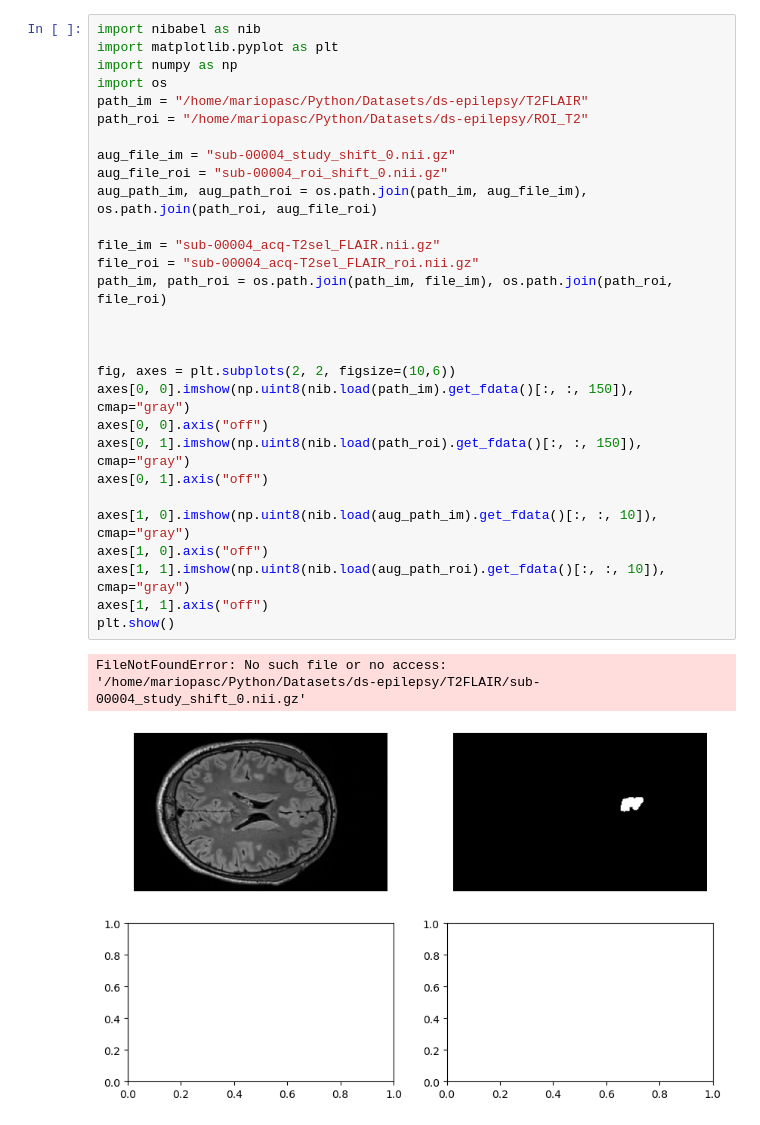
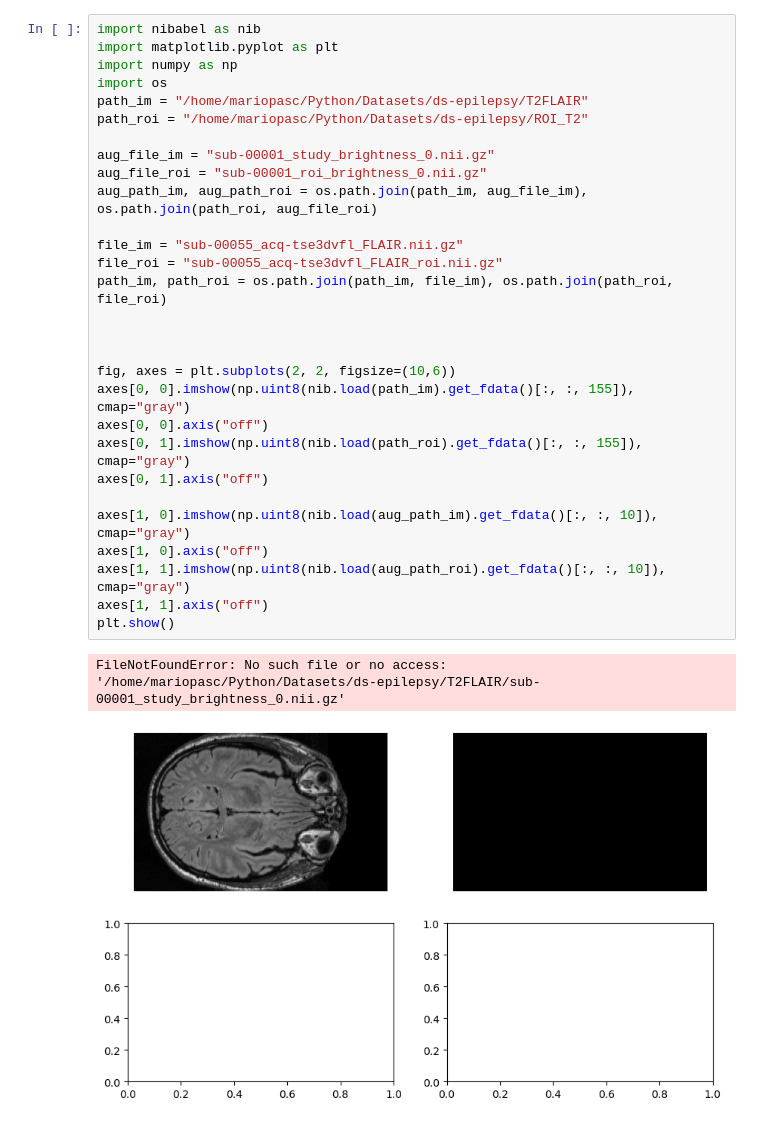
Before and after one commit to MarioPasc/Epilepsy-Displasia-focal-Segmentation, a Jupyter notebook: jupyter-notebooks/explore_data.ipynb, the cells around one changed output. Cells and saved outputs as stored; diff of their text form.

```diff
--- a/jupyter-notebooks/explore_data.ipynb
+++ b/jupyter-notebooks/explore_data.ipynb
@@ -1,32 +1,32 @@
 # %%
 import nibabel as nib
 import matplotlib.pyplot as plt
 import numpy as np
 import os
 path_im = "/home/mariopasc/Python/Datasets/ds-epilepsy/T2FLAIR"
 path_roi = "/home/mariopasc/Python/Datasets/ds-epilepsy/ROI_T2"
 
-aug_file_im = "sub-00004_study_shift_0.nii.gz"
-aug_file_roi = "sub-00004_roi_shift_0.nii.gz"
+aug_file_im = "sub-00001_study_brightness_0.nii.gz"
+aug_file_roi = "sub-00001_roi_brightness_0.nii.gz"
 aug_path_im, aug_path_roi = os.path.join(path_im, aug_file_im), os.path.join(path_roi, aug_file_roi)
 
-file_im = "sub-00004_acq-T2sel_FLAIR.nii.gz"
-file_roi = "sub-00004_acq-T2sel_FLAIR_roi.nii.gz"
+file_im = "sub-00055_acq-tse3dvfl_FLAIR.nii.gz"
+file_roi = "sub-00055_acq-tse3dvfl_FLAIR_roi.nii.gz"
 path_im, path_roi = os.path.join(path_im, file_im), os.path.join(path_roi, file_roi)
 
 
 
 fig, axes = plt.subplots(2, 2, figsize=(10,6))
-axes[0, 0].imshow(np.uint8(nib.load(path_im).get_fdata()[:, :, 150]), cmap="gray")
+axes[0, 0].imshow(np.uint8(nib.load(path_im).get_fdata()[:, :, 155]), cmap="gray")
 axes[0, 0].axis("off")
-axes[0, 1].imshow(np.uint8(nib.load(path_roi).get_fdata()[:, :, 150]), cmap="gray")
+axes[0, 1].imshow(np.uint8(nib.load(path_roi).get_fdata()[:, :, 155]), cmap="gray")
 axes[0, 1].axis("off")
 
 axes[1, 0].imshow(np.uint8(nib.load(aug_path_im).get_fdata()[:, :, 10]), cmap="gray")
 axes[1, 0].axis("off")
 axes[1, 1].imshow(np.uint8(nib.load(aug_path_roi).get_fdata()[:, :, 10]), cmap="gray")
 axes[1, 1].axis("off")
 plt.show()
 # %% [output]
-FileNotFoundError: No such file or no access: '/home/mariopasc/Python/Datasets/ds-epilepsy/T2FLAIR/sub-00004_study_shift_0.nii.gz'
+FileNotFoundError: No such file or no access: '/home/mariopasc/Python/Datasets/ds-epilepsy/T2FLAIR/sub-00001_study_brightness_0.nii.gz'
-[figure, old version]
+[figure, new version]
```
Also changed, not shown: parts of 3 cells of this notebook, 11 other files.
